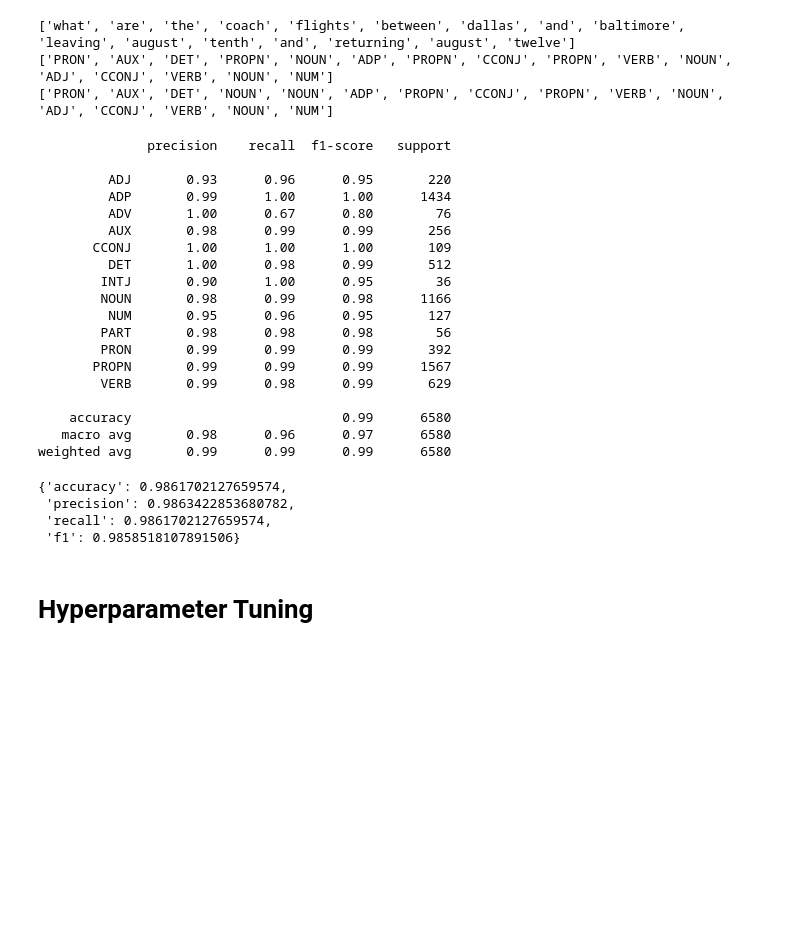
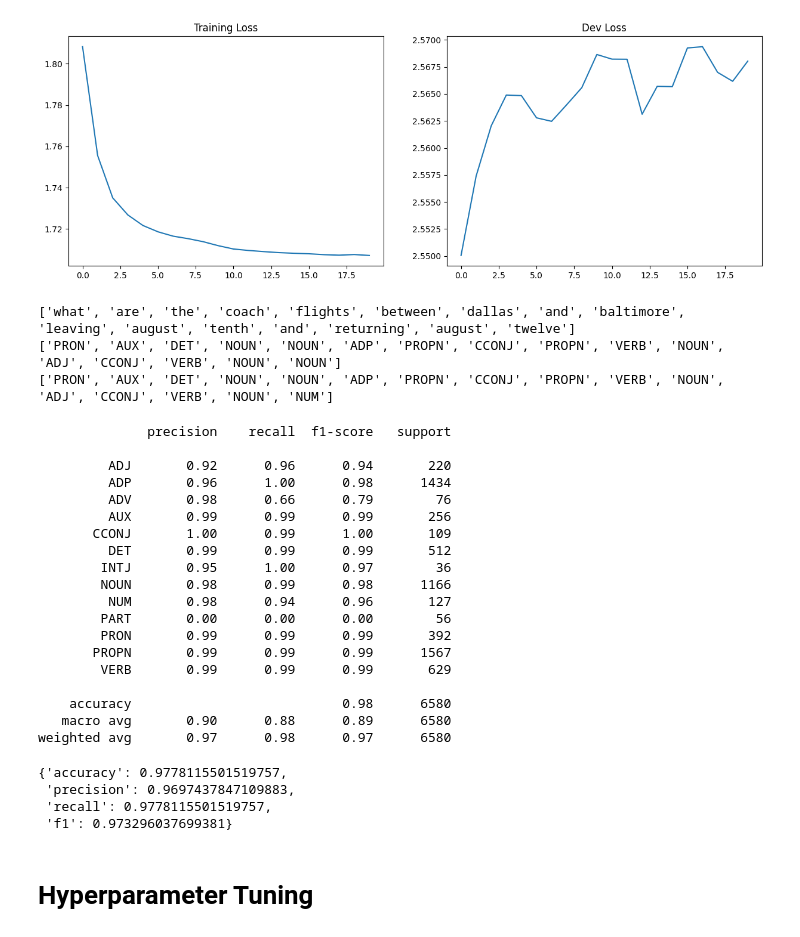
Before and after one commit to ashmitchamoli/Neural-POS-Tagging, a Jupyter notebook: POSTagging.ipynb, the cells around one changed output. Cells and saved outputs as stored; diff of their text form; code cells hidden in the pictures; blank space fills up the shorter version.

```diff
--- a/POSTagging.ipynb
+++ b/POSTagging.ipynb
@@ -22,9 +21,9 @@ Number of Classes 13
 # %%
 posTagger = PosTagger.AnnPosTagger(trainData,
                                    devData,
-                                   contextSize=2,
+                                   contextSize=4,
                                    activation='relu',
                                    embeddingSize=128,
                                    hiddenLayers=[32],
                                    batchSize=128)
-posTagger.train(epochs=15, learningRate=1e-3)
+posTagger.train(epochs=20, learningRate=1e-3)
@@ -41,3 +30,12 @@ plt.show()
+# %%
+fig, ax = plt.subplots(1, 2, figsize=(15, 5))
+ax[0].plot(posTagger.trainLoss)
+ax[1].plot(posTagger.devLoss)
+ax[0].set_title('Training Loss')
+ax[1].set_title('Dev Loss')
+plt.show()
+# %% [output]
+[figure, added]
 # %%
 testData = TagDataset('./data/UD_English-Atis/en_atis-ud-test.conllu')
 i = 0
@@ -49,34 +47,34 @@ print(preds)
 print([word[2] for word in testData.dataset[i]])
 # %% [output]
 ['what', 'are', 'the', 'coach', 'flights', 'between', 'dallas', 'and', 'baltimore', 'leaving', 'august', 'tenth', 'and', 'returning', 'august', 'twelve']
-['PRON', 'AUX', 'DET', 'PROPN', 'NOUN', 'ADP', 'PROPN', 'CCONJ', 'PROPN', 'VERB', 'NOUN', 'ADJ', 'CCONJ', 'VERB', 'NOUN', 'NUM']
+['PRON', 'AUX', 'DET', 'NOUN', 'NOUN', 'ADP', 'PROPN', 'CCONJ', 'PROPN', 'VERB', 'NOUN', 'ADJ', 'CCONJ', 'VERB', 'NOUN', 'NOUN']
 ['PRON', 'AUX', 'DET', 'NOUN', 'NOUN', 'ADP', 'PROPN', 'CCONJ', 'PROPN', 'VERB', 'NOUN', 'ADJ', 'CCONJ', 'VERB', 'NOUN', 'NUM']
 # %%
 posTagger.evaluateModel(testData)
 # %% [output]
               precision    recall  f1-score   support
 
-         ADJ       0.93      0.96      0.95       220
-         ADP       0.99      1.00      1.00      1434
-         ADV       1.00      0.67      0.80        76
-         AUX       0.98      0.99      0.99       256
-       CCONJ       1.00      1.00      1.00       109
-         DET       1.00      0.98      0.99       512
-        INTJ       0.90      1.00      0.95        36
+         ADJ       0.92      0.96      0.94       220
+         ADP       0.96      1.00      0.98      1434
+         ADV       0.98      0.66      0.79        76
+         AUX       0.99      0.99      0.99       256
+       CCONJ       1.00      0.99      1.00       109
+         DET       0.99      0.99      0.99       512
+        INTJ       0.95      1.00      0.97        36
         NOUN       0.98      0.99      0.98      1166
-         NUM       0.95      0.96      0.95       127
-        PART       0.98      0.98      0.98        56
+         NUM       0.98      0.94      0.96       127
+        PART       0.00      0.00      0.00        56
         PRON       0.99      0.99      0.99       392
        PROPN       0.99      0.99      0.99      1567
-        VERB       0.99      0.98      0.99       629
+        VERB       0.99      0.99      0.99       629
 
-    accuracy                           0.99      6580
-   macro avg       0.98      0.96      0.97      6580
-weighted avg       0.99      0.99      0.99      6580
+    accuracy                           0.98      6580
+   macro avg       0.90      0.88      0.89      6580
+weighted avg       0.97      0.98      0.97      6580
-{'accuracy': 0.9861702127659574,
- 'precision': 0.9863422853680782,
- 'recall': 0.9861702127659574,
- 'f1': 0.9858518107891506}
+{'accuracy': 0.9778115501519757,
+ 'precision': 0.9697437847109883,
+ 'recall': 0.9778115501519757,
+ 'f1': 0.973296037699381}
 # %% [markdown]
 # Hyperparameter Tuning
 # %%
```
Also changed, not shown: parts of 2 cells of this notebook, 3 other files.
